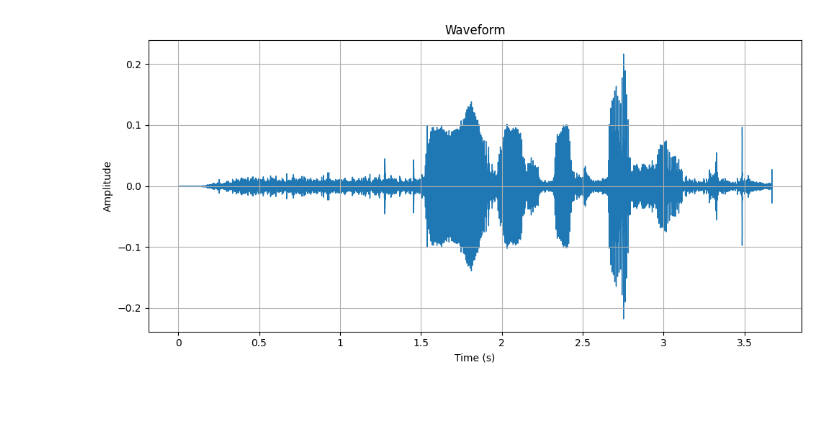
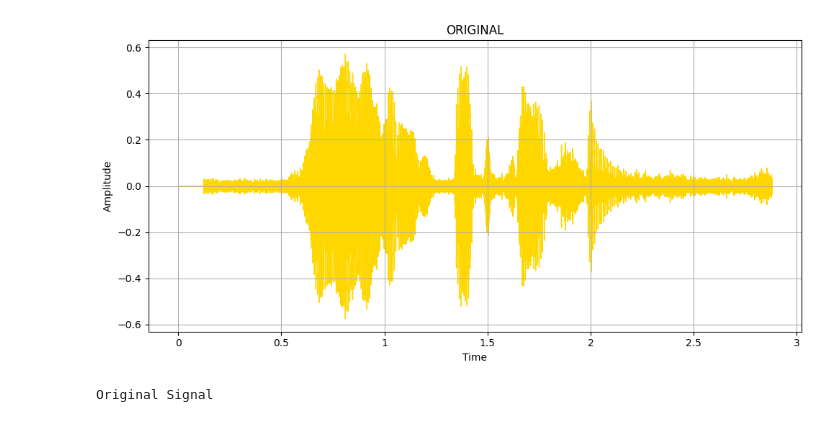
Before and after one commit to Sateeshreddy1125/AI_in_Speech_Processing, a Jupyter notebook: lab2.ipynb, the cells around one changed output. Drawn from its saved outputs; the diff is of its cells as text; code cells hidden in the pictures.

```diff
--- a/lab2.ipynb
+++ b/lab2.ipynb
@@ -9,23 +19,17 @@ A1.Findthe first derivative of your speech signal with finite differencemethod.
 # %%
-# Load audio file
-audio_signal, sample_rate = librosa.load("/content/drive/MyDrive/Sateesh.wav")
+y, rs = librosa.load('/content/drive/MyDrive/SpeechProcessing.mpeg')
+derivative_1 = np.diff(y)
+derivative_1 /= np.max(np.abs(derivative_1))
 
-# Compute first derivative of the audio signal
-first_derivative = np.diff(audio_signal)
-first_derivative /= np.max(np.abs(first_derivative))  # Normalize
-
-print("Playing First Derivative Signal:")
-
-# Plotting the first derivative
 plt.figure(figsize=(10, 5))
-librosa.display.waveshow(first_derivative, sr=sample_rate, color='red')
-plt.title('FIRST DERIVATIVE')
+librosa.display.waveshow(derivative_1, sr=rs,color='orange')
+plt.title('first derivative signal')
 plt.xlabel('Time')
 plt.ylabel('Amplitude')
 plt.grid(True)
 plt.tight_layout()
 plt.show()
 
-# Play the first derivative of the audio signal
-ipd.Audio(first_derivative, rate=sample_rate)
+print("Playing First Derivative Signal:")
+ipd.Audio(derivative_1, rate=rs)
 # %% [output]
@@ -34,15 +38,20 @@ Playing First Derivative Signal:
 [interactive output not drawn]
 # %%
+#ORIGINAL SIGNAL
+
+y, rs = librosa.load('/content/drive/MyDrive/SpeechProcessing.mpeg')
 plt.figure(figsize=(10, 5))
-librosa.display.waveshow(audio_signal, sr=sample_rate)
-plt.title('Waveform')
-plt.xlabel('Time (s)')
+librosa.display.waveshow(y, sr=rs,color='gold')
+plt.title('ORIGINAL')
+plt.xlabel('Time')
 plt.ylabel('Amplitude')
 plt.grid(True)
 plt.tight_layout()
 plt.show()
-# Playing back the audio
-ipd.Audio(audio_signal, rate=sample_rate)
+
+print('Original Signal')
+ipd.Audio(y, rate=rs)
 # %% [output]
-[figure, old version]
+[figure, new version]
+Original Signal
 [interactive output not drawn]
```
Also changed, not shown: parts of 16 cells of this notebook.
